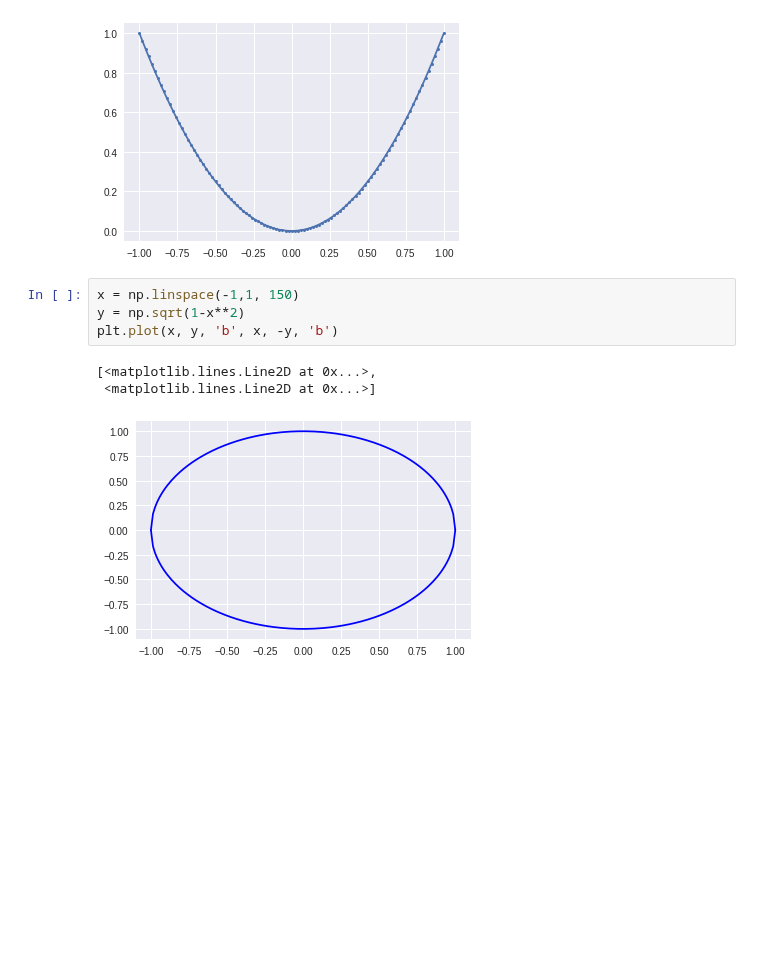
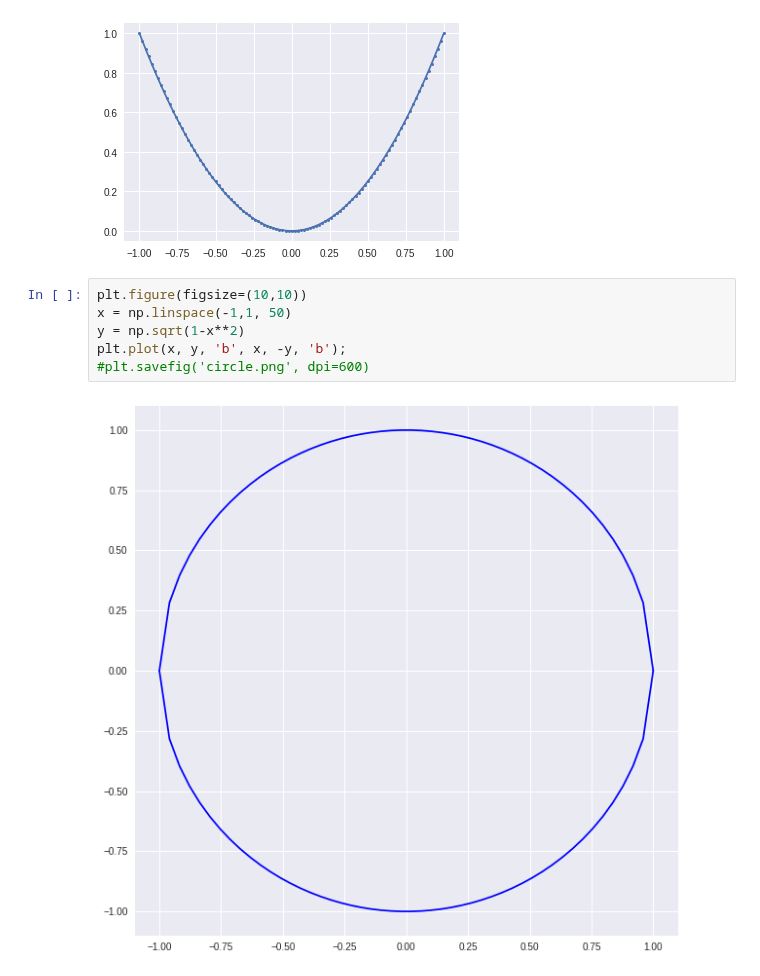
Before and after one commit to tjwei/NDHU_AM1130, a Jupyter notebook: 2018_Week06_numpy.ipynb, the cells around one changed output. Drawn from its saved outputs; the diff is of its cells as text; blank space fills up the shorter version.

```diff
--- a/2018_Week06_numpy.ipynb
+++ b/2018_Week06_numpy.ipynb
@@ -168,10 +168,10 @@ plt.plot(x, y,  '-o', markersize=3)
 [<matplotlib.lines.Line2D at 0x...>]
 [figure]
 # %%
-x = np.linspace(-1,1, 150)
+plt.figure(figsize=(10,10))
+x = np.linspace(-1,1, 50)
 y = np.sqrt(1-x**2)
-plt.plot(x, y, 'b', x, -y, 'b')
+plt.plot(x, y, 'b', x, -y, 'b');
+#plt.savefig('circle.png', dpi=600)
 # %% [output]
-[<matplotlib.lines.Line2D at 0x...>,
- <matplotlib.lines.Line2D at 0x...>]
-[figure, old version]
+[figure, new version]
```
Also changed, not shown: parts of 1 cell of this notebook.
